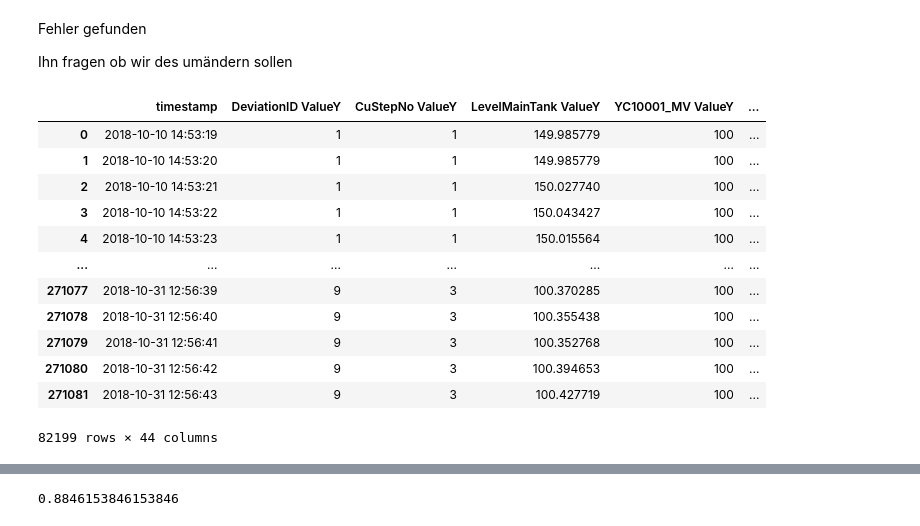
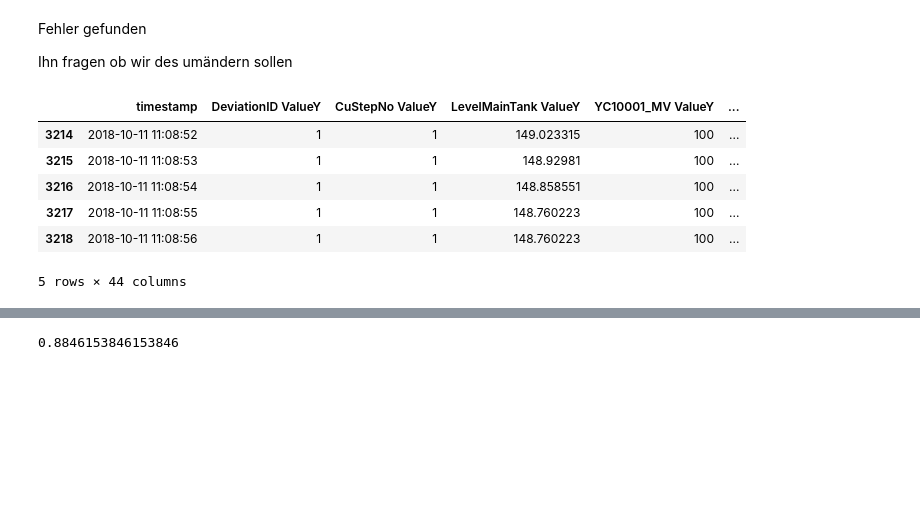
Before and after one commit to P-AEL/Analyse_von_Prozessdaten, a Jupyter notebook: Paul/Start.ipynb, the cells around one changed output, grey strips where cells are left out. Cells and saved outputs as stored; diff of their text form; code cells hidden in the pictures; blank space fills up the shorter version.

```diff
--- a/Paul/Start.ipynb
+++ b/Paul/Start.ipynb
@@ -221,19 +221,3 @@ y_train = df_train["DeviationID ValueY"].astype(int)
 y_test = df_test["DeviationID ValueY"].astype(int)
 X_train = df_train.drop(["DeviationID ValueY","Batch","Next_Step","timestamp"],axis=1)
 X_test = df_test.drop(["DeviationID ValueY","Batch","Next_Step","timestamp"],axis=1)
-# %%
-df_test1
-# %% [output]
-|  | timestamp | DeviationID ValueY | CuStepNo ValueY | LevelMainTank ValueY | YC10001_MV ValueY | ... |
-| 0 | 2018-10-10 14:53:19 | 1 | 1 | 149.985779 | 100 | ... |
-| 1 | 2018-10-10 14:53:20 | 1 | 1 | 149.985779 | 100 | ... |
-| 2 | 2018-10-10 14:53:21 | 1 | 1 | 150.027740 | 100 | ... |
-| 3 | 2018-10-10 14:53:22 | 1 | 1 | 150.043427 | 100 | ... |
-| 4 | 2018-10-10 14:53:23 | 1 | 1 | 150.015564 | 100 | ... |
-| ... | ... | ... | ... | ... | ... | ... |
-| 271077 | 2018-10-31 12:56:39 | 9 | 3 | 100.370285 | 100 | ... |
-| 271078 | 2018-10-31 12:56:40 | 9 | 3 | 100.355438 | 100 | ... |
-| 271079 | 2018-10-31 12:56:41 | 9 | 3 | 100.352768 | 100 | ... |
-| 271080 | 2018-10-31 12:56:42 | 9 | 3 | 100.394653 | 100 | ... |
-| 271081 | 2018-10-31 12:56:43 | 9 | 3 | 100.427719 | 100 | ... |
-82199 rows × 44 columns
@@ -239,0 +229,10 @@ df_test1
+# %%
+df_test1_new.head()
+# %% [output]
+|  | timestamp | DeviationID ValueY | CuStepNo ValueY | LevelMainTank ValueY | YC10001_MV ValueY | ... |
+| 3214 | 2018-10-11 11:08:52 | 1 | 1 | 149.023315 | 100 | ... |
+| 3215 | 2018-10-11 11:08:53 | 1 | 1 | 148.92981 | 100 | ... |
+| 3216 | 2018-10-11 11:08:54 | 1 | 1 | 148.858551 | 100 | ... |
+| 3217 | 2018-10-11 11:08:55 | 1 | 1 | 148.760223 | 100 | ... |
+| 3218 | 2018-10-11 11:08:56 | 1 | 1 | 148.760223 | 100 | ... |
+5 rows × 44 columns
```
Also changed, not shown: parts of 18 cells of this notebook.
